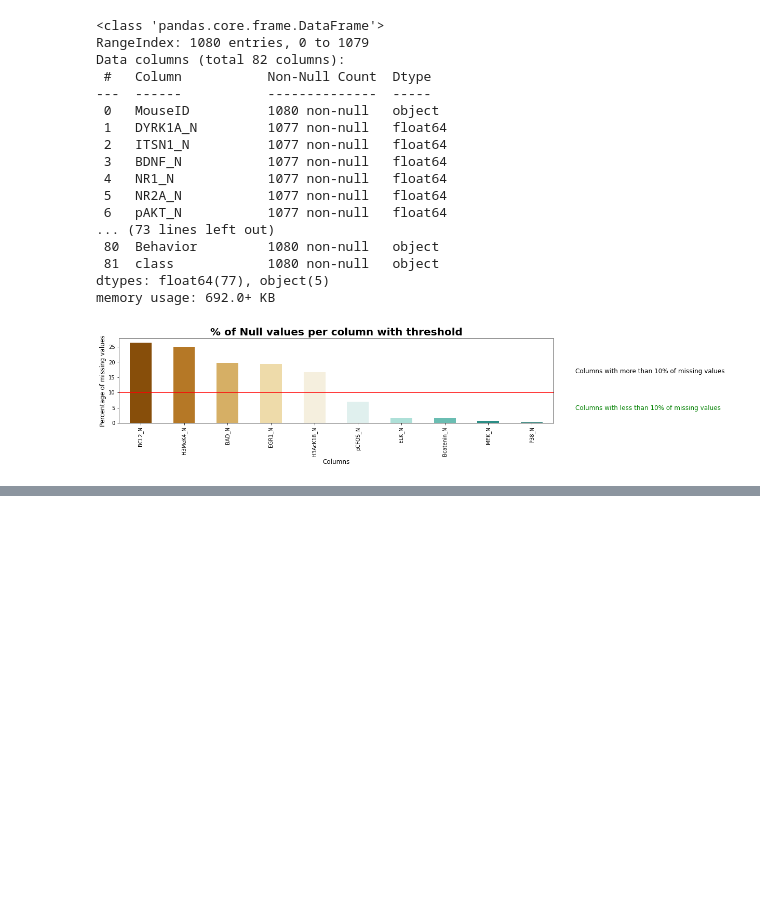
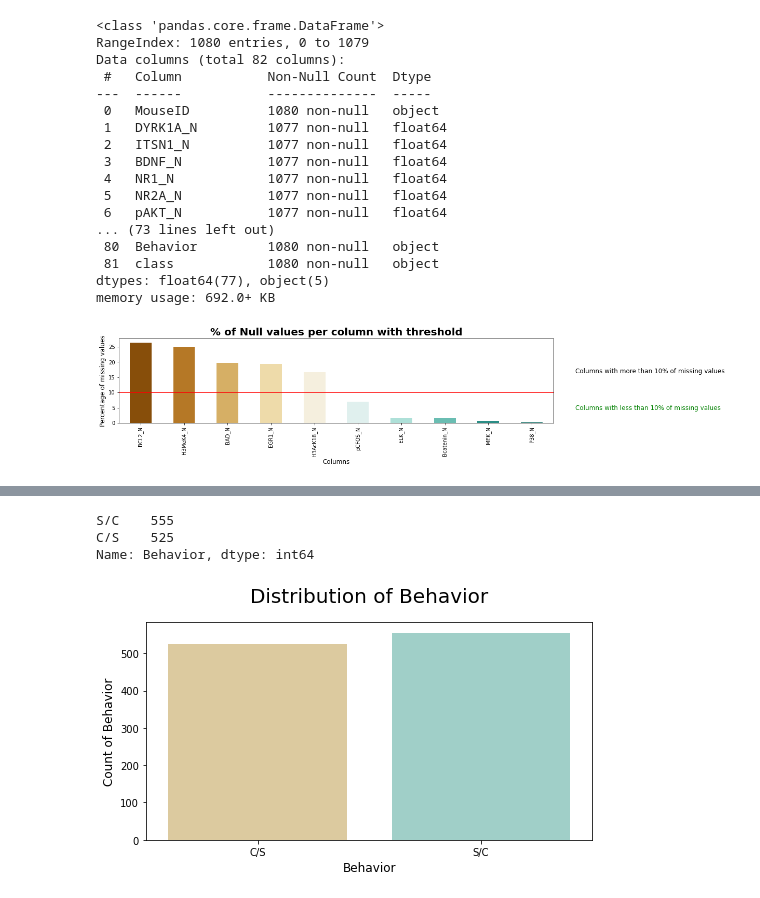
Before and after one commit to polo-music/color-detection, a Jupyter notebook: mice_classification.ipynb, the cells around one changed output, grey strips where cells are left out. Cells and saved outputs as stored; diff of their text form; code cells hidden in the pictures; blank space fills up the shorter version.

```diff
--- a/mice_classification.ipynb
+++ b/mice_classification.ipynb
@@ -63,0 +157,7 @@ null_values(df, 10, color = sns.color_palette('BrBG', 10))
+# %%
+plot_figure('Behavior', df2)
+# %% [output]
+S/C    555
+C/S    525
+Name: Behavior, dtype: int64
+[figure, added]
```
Also changed, not shown: parts of 10 cells of this notebook.
